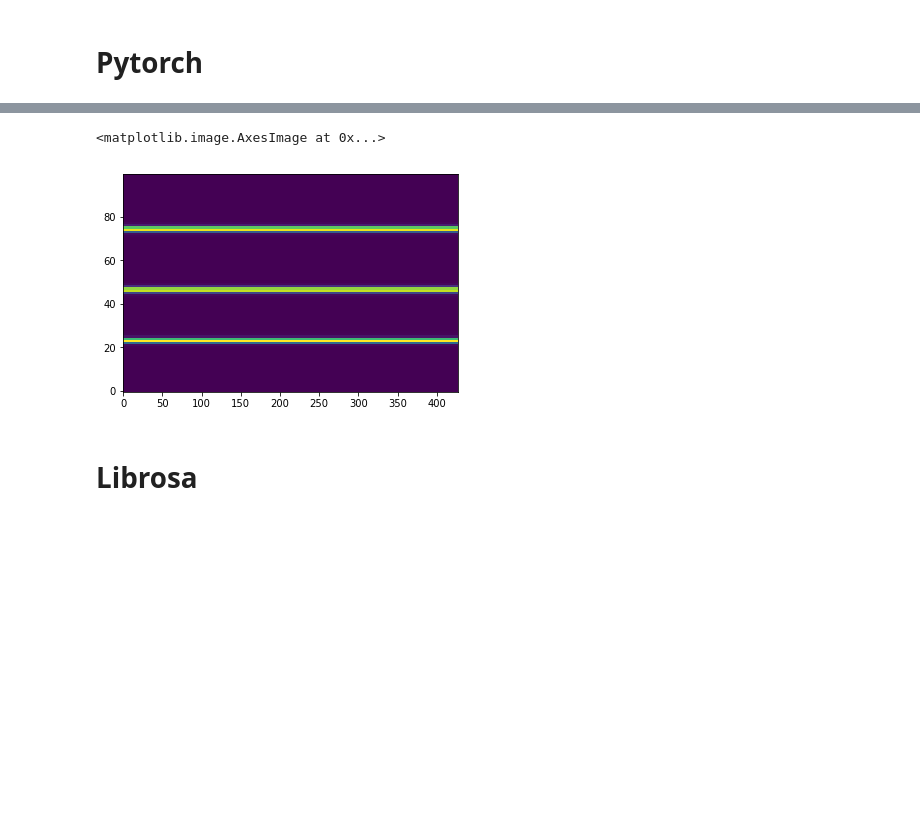
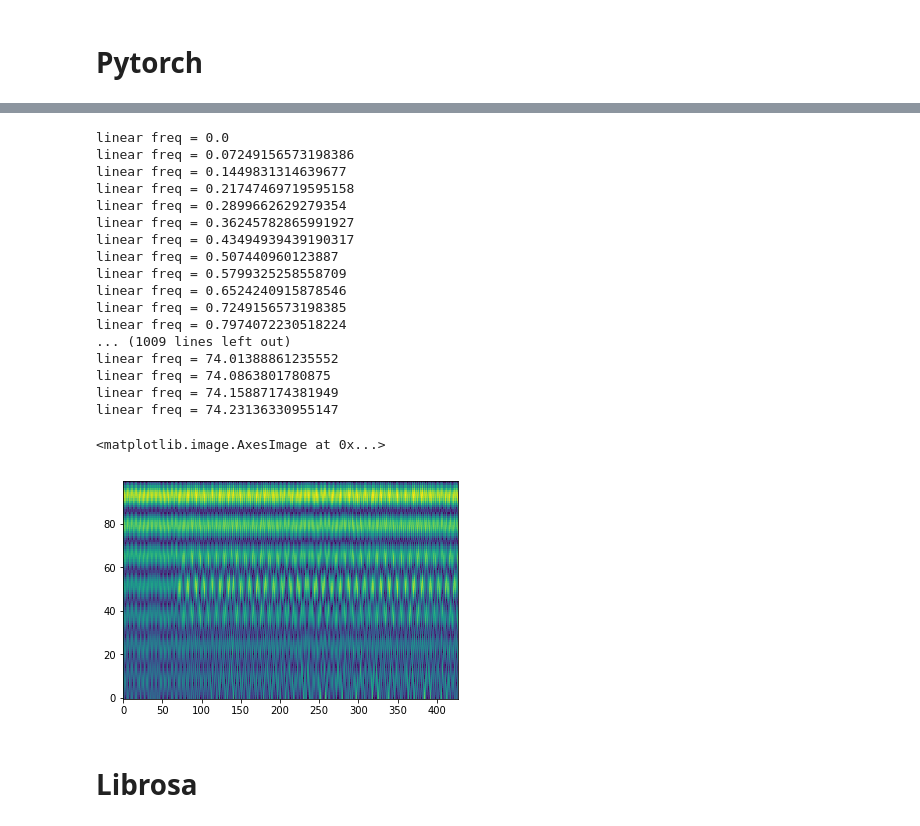
Before and after one commit to KinWaiCheuk/nnAudio, a Jupyter notebook: Spectrogram.ipynb, the cells around one changed output, grey strips where cells are left out. Cells and saved outputs as stored; diff of their text form; code cells hidden in the pictures; blank space fills up the shorter version.

```diff
--- a/Spectrogram.ipynb
+++ b/Spectrogram.ipynb
@@ -19,11 +71,28 @@ bin_max = 100
 # %%
-spec_layer = Spectrogram.Spectrogram(hop_length=512, n_fft=2048,center=False, window='hann'
-                                    , freq_scale='no', low=250, high=800)
+spec_layer = Spectrogram.STFT(hop_length=512, n_fft=2048,center=False, window='hann'
+                                    , freq_scale='linear', low=250, high=800)
 spec = spec_layer(torch.tensor(x))
 plt.imshow(spec[0][:bin_max].numpy(), aspect='auto', origin='lower')
 # %% [output]
-<matplotlib.image.AxesImage at 0x...>
+linear freq = 0.0
+linear freq = 0.07249156573198386
+linear freq = 0.1449831314639677
+linear freq = 0.21747469719595158
+linear freq = 0.2899662629279354
+linear freq = 0.36245782865991927
+linear freq = 0.43494939439190317
+linear freq = 0.507440960123887
+linear freq = 0.5799325258558709
+linear freq = 0.6524240915878546
+linear freq = 0.7249156573198385
+linear freq = 0.7974072230518224
+... (1009 lines left out)
+linear freq = 74.01388861235552
+linear freq = 74.0863801780875
+linear freq = 74.15887174381949
+linear freq = 74.23136330955147
+<matplotlib.image.AxesImage at 0x...>
-[figure, old version]
+[figure, new version]
 # %% [markdown]
 # Librosa
 # %%
```
Also changed, not shown: parts of 5 cells of this notebook, 14 other files.
